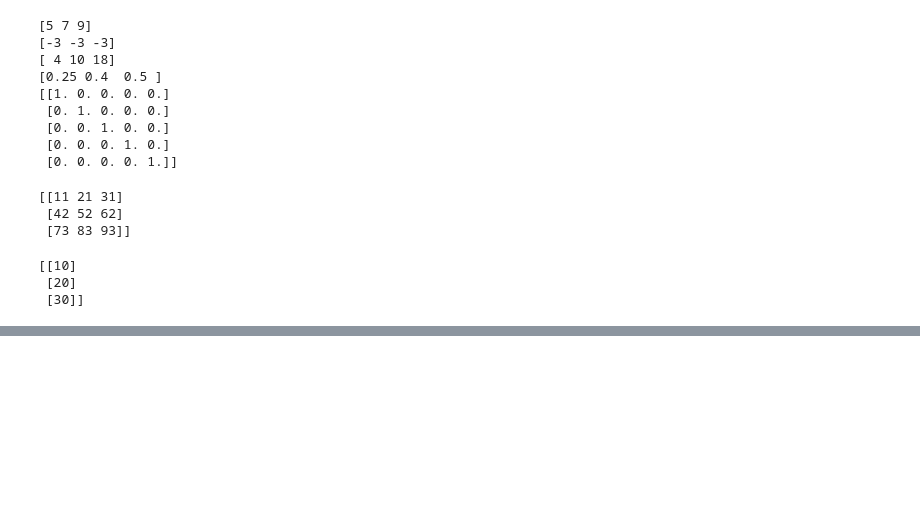
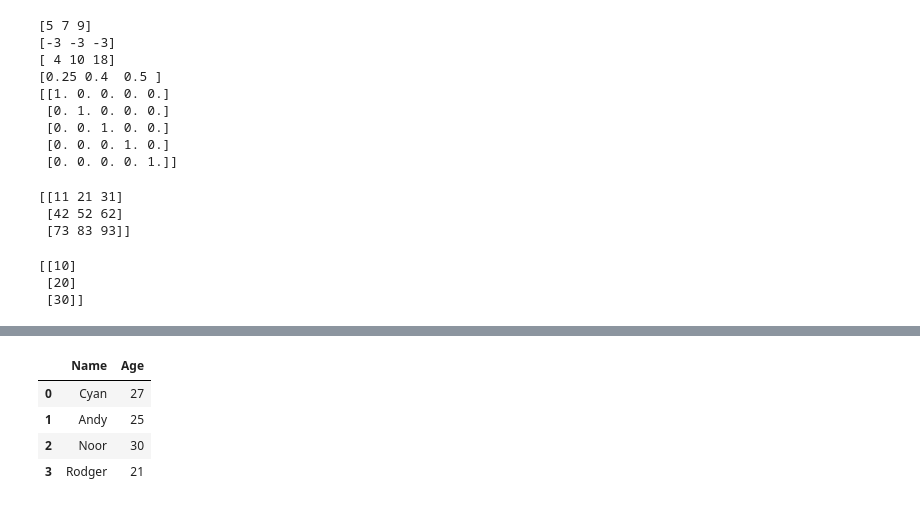
Before and after one commit to aina-maryam/aina-maryam, a Jupyter notebook: Pandas_Numpy.ipynb, the cells around one changed output, grey strips where cells are left out. Saved outputs shown, nothing was run; the diff lists cells and outputs as text; code cells hidden in the pictures; blank space fills up the shorter version.

```diff
--- a/Pandas_Numpy.ipynb
+++ b/Pandas_Numpy.ipynb
@@ -139,0 +161,12 @@ print(c1)
+# %%
+# create DataFrame
+import pandas as pd
+
+data = {'Name': ['Cyan', 'Andy', 'Noor','Rodger'],
+        'Age':['27', '25','30','21'],
+        'City': ['LA', 'Dallas', 'NY', 'Easton']}
+
+df = pd.DataFrame(data)
+print(df)
+
+print(data)
@@ -139,0 +208,11 @@ print(c1)
+# %%
+# Select the column
+df['Name']
+# Select multiple column
+df[['Name','Age']]
+# %% [output]
+|  | Name | Age |
+| 0 | Cyan | 27 |
+| 1 | Andy | 25 |
+| 2 | Noor | 30 |
+| 3 | Rodger | 21 |
```
Also changed, not shown: parts of 25 cells of this notebook.
